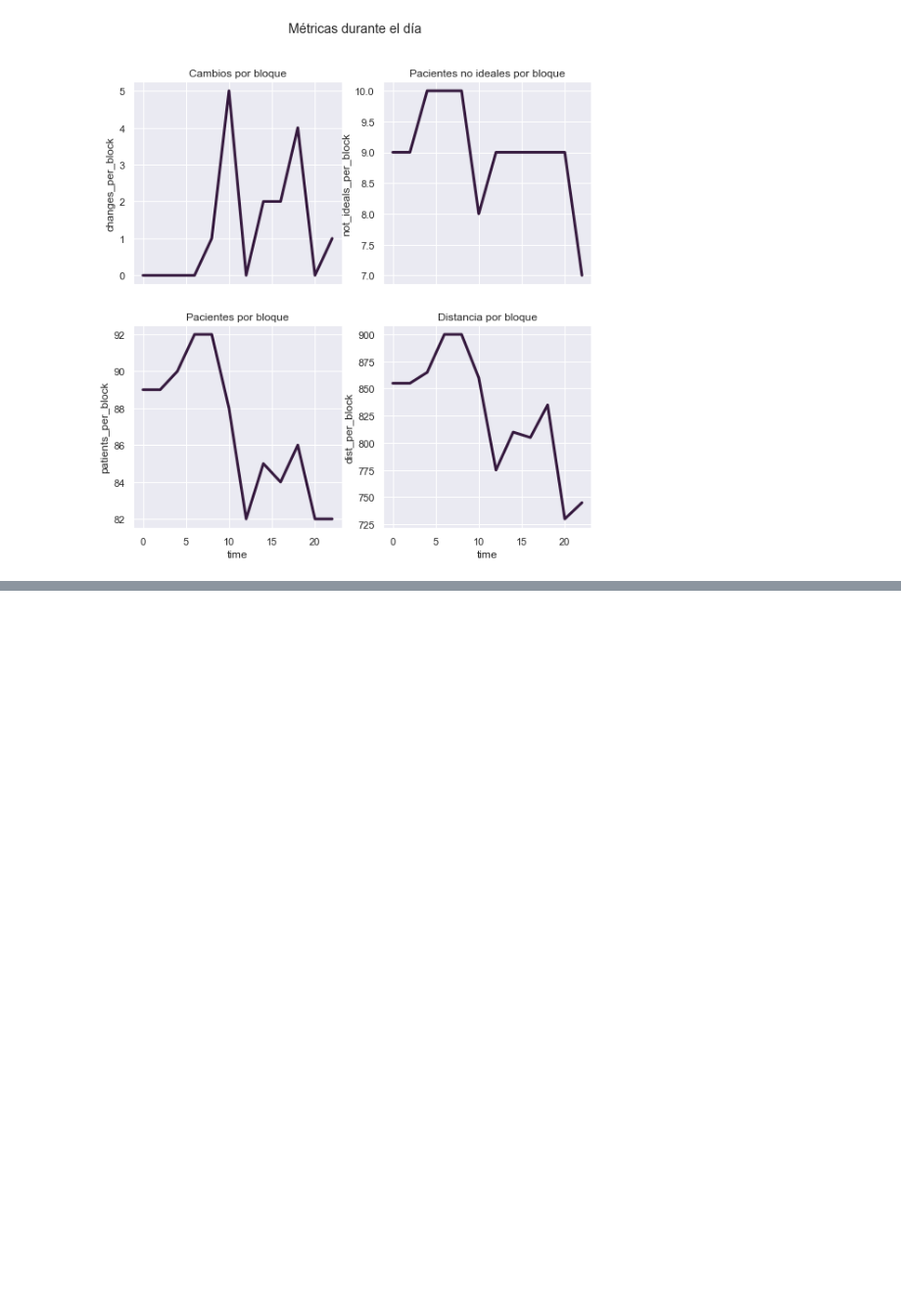
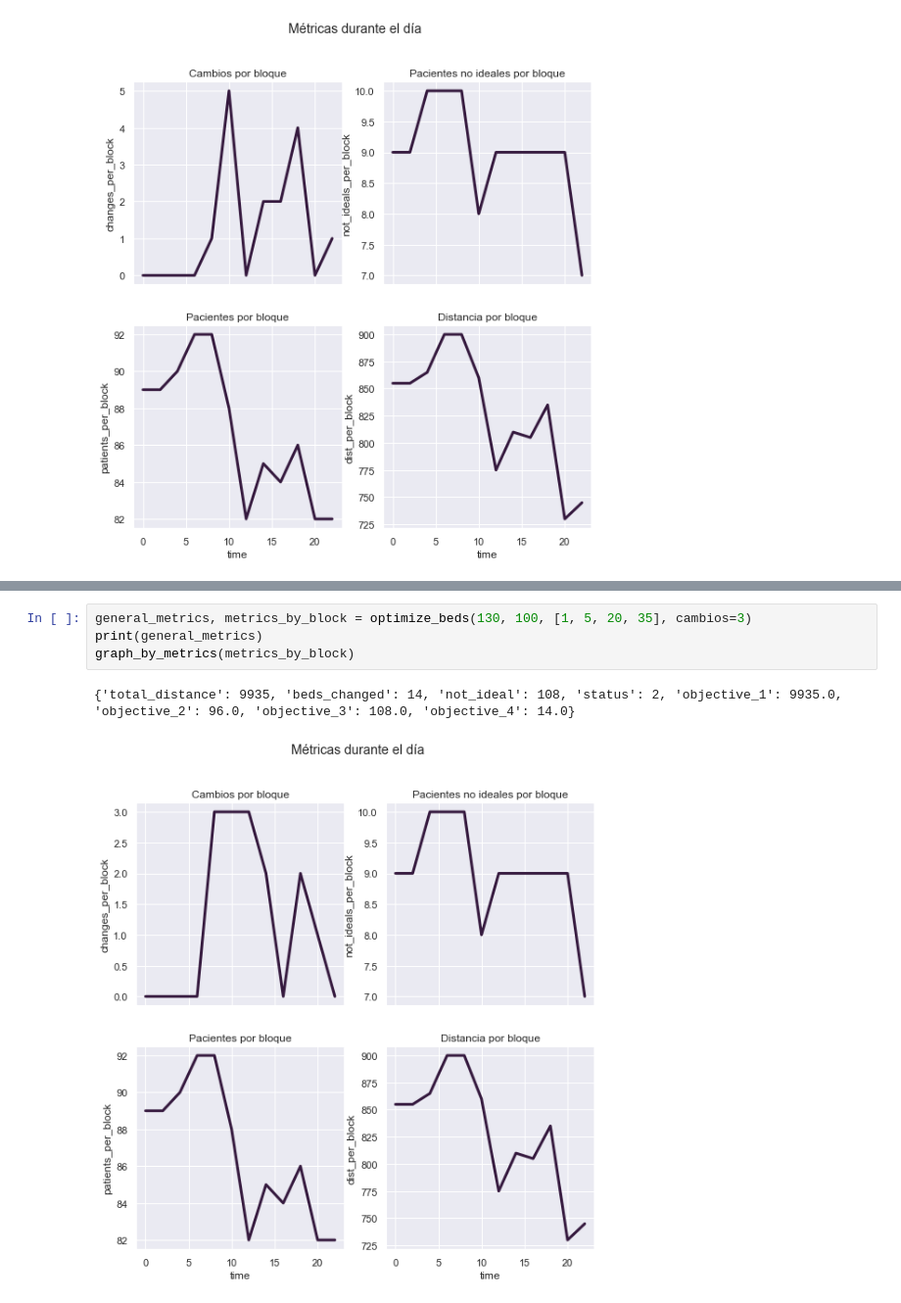
Before and after one commit to agucova/optint, a Jupyter notebook: analysis_4_objectives.ipynb, the cells around one changed output, grey strips where cells are left out. Shown at 98% size. Drawn from its saved outputs; the diff is of its cells as text; blank space fills up the shorter version.

```diff
--- a/analysis_4_objectives.ipynb
+++ b/analysis_4_objectives.ipynb
@@ -288,0 +299,7 @@ graph_by_metrics(metrics_by_block)
+# %%
+general_metrics, metrics_by_block = optimize_beds(130, 100, [1, 5, 20, 35], cambios=3)
+print(general_metrics)
+graph_by_metrics(metrics_by_block)
+# %% [output]
+{'total_distance': 9935, 'beds_changed': 14, 'not_ideal': 108, 'status': 2, 'objective_1': 9935.0, 'objective_2': 96.0, 'objective_3': 108.0, 'objective_4': 14.0}
+[figure, added]
```
Also changed, not shown: parts of 14 cells of this notebook, 8 other files.
